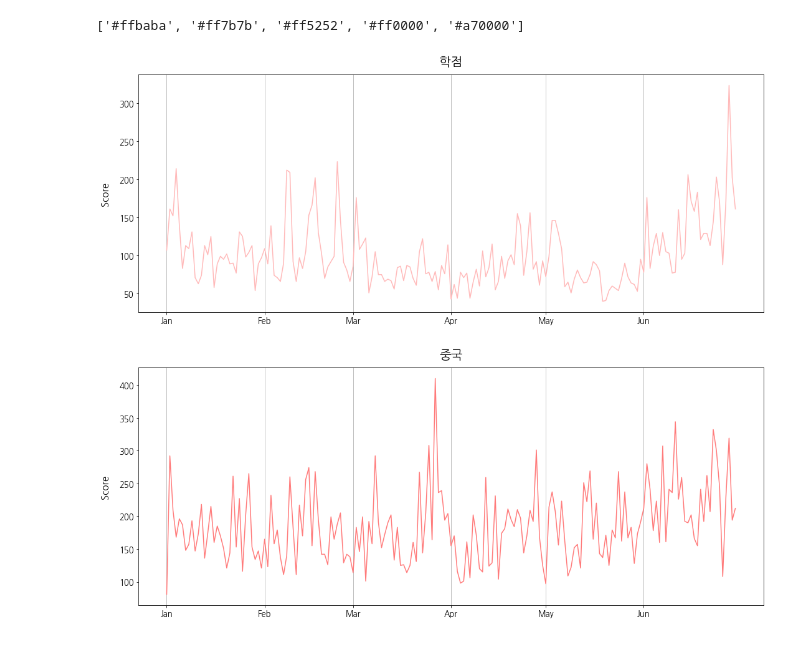
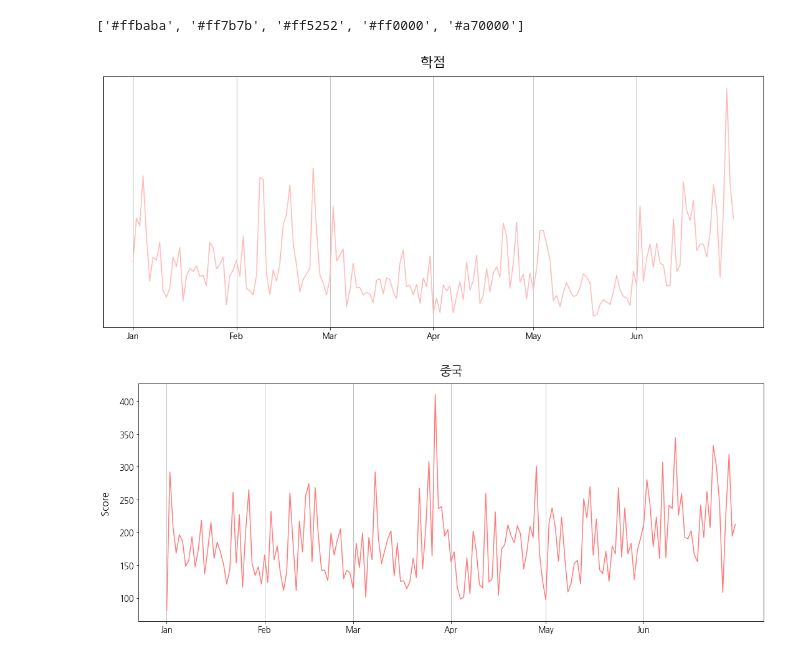
Before and after one commit to JourneyKo/ssodam, a Jupyter notebook: ssodam2021_Topic_Analysis_and_Visualization.ipynb, the cells around one changed output. Cells and saved outputs as stored; diff of their text form; code cells hidden in the pictures.

Commit message:
image added
image

```diff
--- a/ssodam2021_Topic_Analysis_and_Visualization.ipynb
+++ b/ssodam2021_Topic_Analysis_and_Visualization.ipynb
@@ -145,10 +118,28 @@ colors_lst = colors[0].values.tolist()
 colors_lst
 # %% [output]
 ['#ffbaba', '#ff7b7b', '#ff5252', '#ff0000', '#a70000']
+# %%
+def drawing_lineplot(df, 제목, colorNum, fname=None):
+    plt.rcParams["figure.figsize"] = (18,7)
+    plt.rc('font', family='Malgun Gothic')
+    plt.plot(df.index, df['count'], color=colors_lst[colorNum])
+    plt.title(제목, pad=15, fontdict={'fontsize': 20})
+    #plt.ylabel('Score', labelpad=15, fontdict={'fontsize': 15})
+    plt.yticks([])
+    plt.grid(True, axis='x')
+    plt.rc('font', family=fl)
+    plt.xticks([0, 31, 59, 90, 120, 151],
+               labels=['Jan', 'Feb', 'Mar', 'Apr', 'May', 'Jun'], fontsize=13)
+    plt.yticks(fontsize=13)
+    if fname != None:
+        plt.savefig('./data/'+fname+'.png')
+    else :
+        plt.show()
 # %%
-def drawing_lineplot(df, 제목, colorNum):
+def drawing_lineplot2(dfs, 제목, colorNums):
     plt.rcParams["figure.figsize"] = (18,7)
-    plt.plot(df.index, df['count'], color=colors_lst[colorNum])
+    for c, df in enumerate(dfs):
+        plt.plot(df.index, df['count'], color=colors_lst[colorNums[c]])
     plt.title(제목, pad=15, fontdict={'fontsize': 20})
     plt.ylabel('Score', labelpad=15, fontdict={'fontsize': 15})
     plt.grid(True, axis='x')
@@ -157,9 +148,9 @@ def drawing_lineplot(df, 제목, colorNum):
                labels=['Jan', 'Feb', 'Mar', 'Apr', 'May', 'Jun'], fontsize=13)
     plt.yticks(fontsize=13)
 # %%
-drawing_lineplot(df_A, '학점', 0)
+drawing_lineplot(df_A, '학점', 0, 'test')
 # %% [output]
-[figure, old version]
+[figure, new version]
 # %%
 drawing_lineplot(df_B, '중국', 1)
 # %% [output]
```
Also changed, not shown: parts of 6 cells of this notebook, 19 other files.
